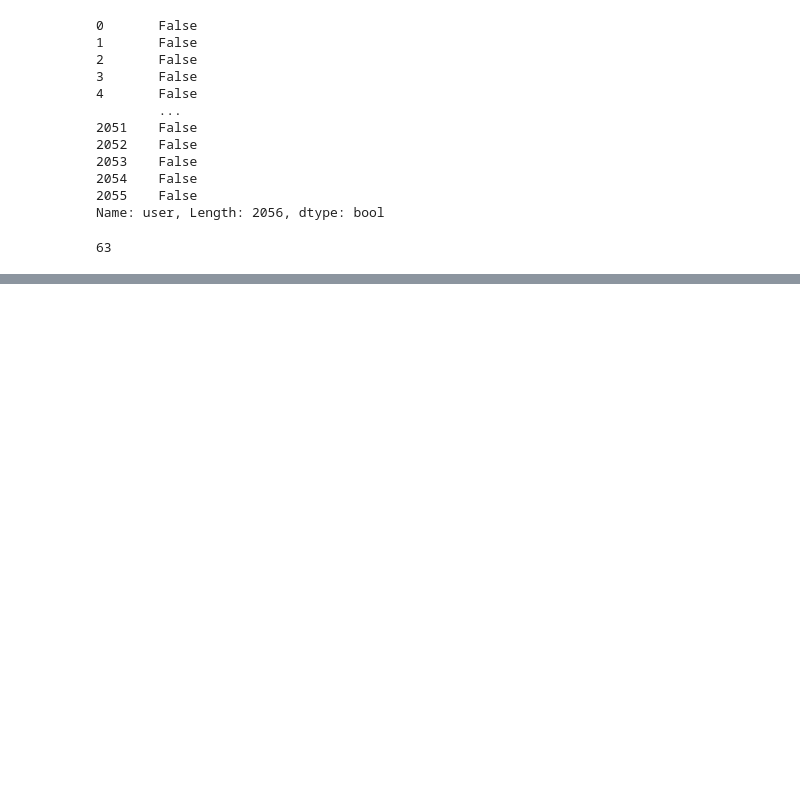
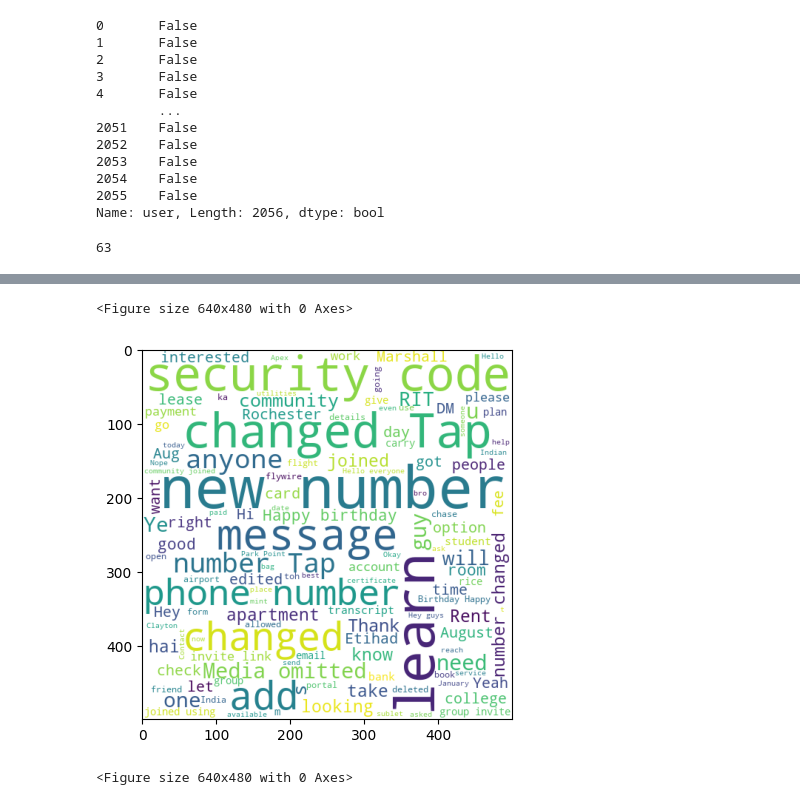
Before and after one commit to prxshetty/WhatsApp-Chat-Analyzer, a Jupyter notebook: whatsapp-chat-analysis.ipynb, the cells around one changed output, grey strips where cells are left out. Drawn from its saved outputs; the diff is of its cells as text; code cells hidden in the pictures; blank space fills up the shorter version.

Commit message:
added hchart , most freq words, wordcloud

```diff
--- a/whatsapp-chat-analysis.ipynb
+++ b/whatsapp-chat-analysis.ipynb
@@ -146,0 +235,19 @@ print(no_of_messages)
+# %%
+def create_wordcloud(selected_user,df):
+
+    if selected_user != 'Overall':
+        df = df[df['user'] == selected_user]
+    wc = WordCloud(width=500, height=500, min_font_size=10, background_color='white')
+    df_wc = wc.generate(df['message'].str.cat(sep=" "))
+    return df_wc
+# %%
+selected_user='Overall'
+df_wc = create_wordcloud(selected_user, df)
+fig, ax = plt.subplots()
+ax.imshow(df_wc)
+plt.imshow(df_wc)
+plt.figure()
+# %% [output]
+<Figure size 640x480 with 0 Axes>
+[figure, added]
+<Figure size 640x480 with 0 Axes>
```
Also changed, not shown: parts of 19 cells of this notebook, 3 other files.
